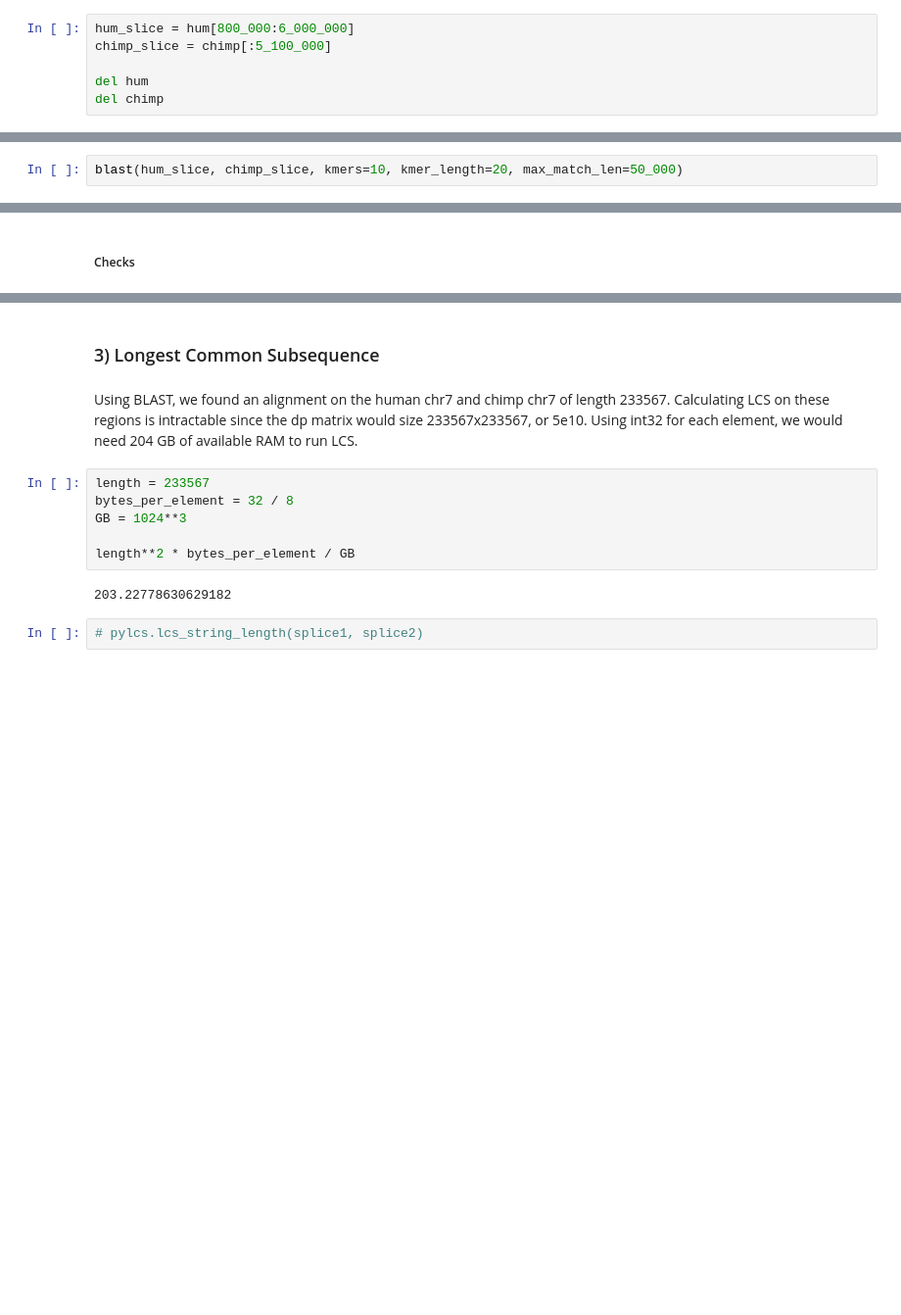
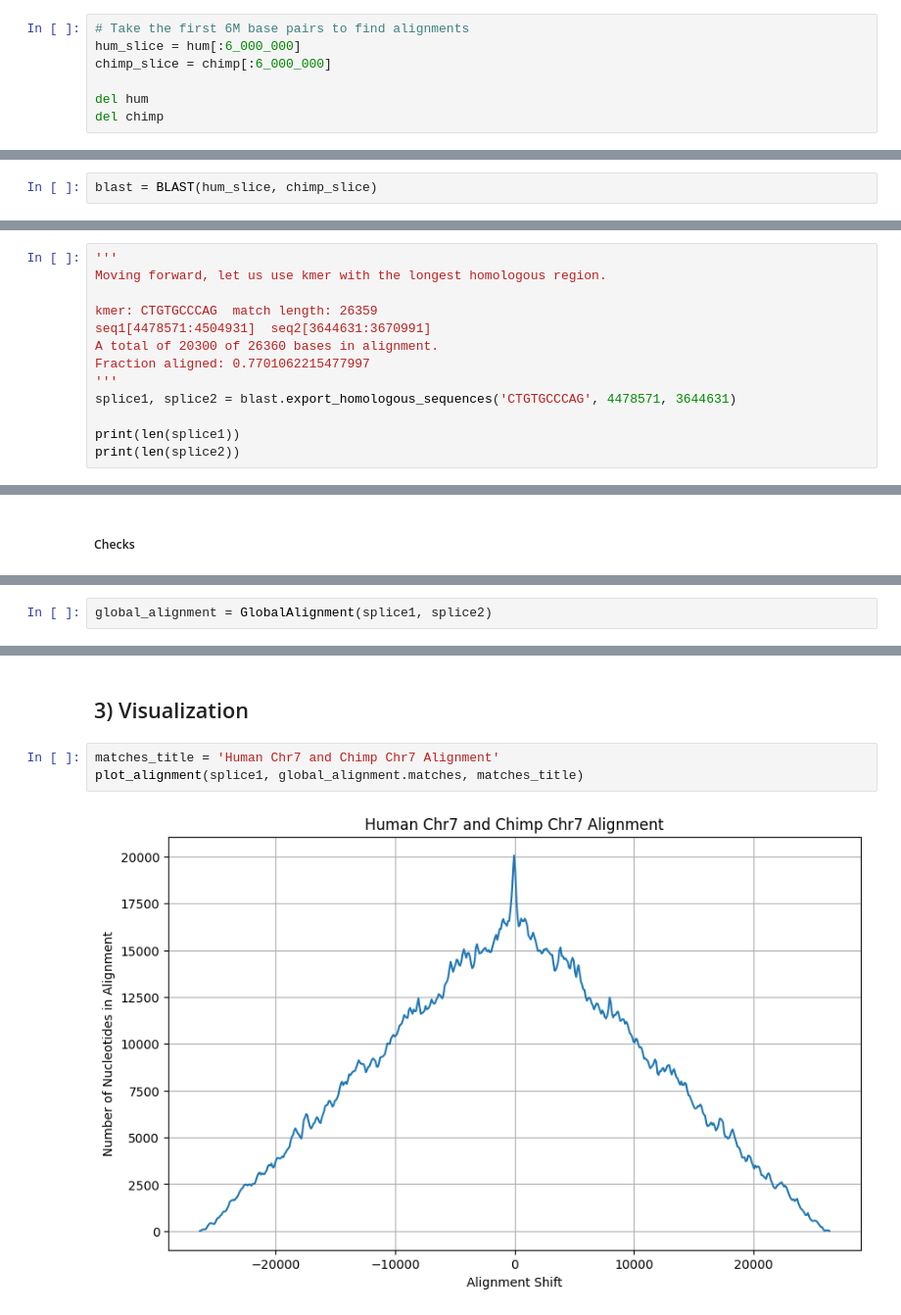
Before and after one commit to richgoodier/BLAST, a Jupyter notebook: notebooks/human_chimp_7.ipynb, the cells around one changed output, grey strips where cells are left out. Shown at 98% size. Cells and saved outputs as stored; diff of their text form; blank space fills up the shorter version.

```diff
--- a/notebooks/human_chimp_7.ipynb
+++ b/notebooks/human_chimp_7.ipynb
@@ -39,8 +46,9 @@ print(len(chimp))
 7 dna_rm:chromosome chromosome:Pan_tro_3.0:7:1:166211670:1 REF
 166211670
 # %%
-hum_slice = hum[800_000:6_000_000]
-chimp_slice = chimp[:5_100_000]
+# Take the first 6M base pairs to find alignments
+hum_slice = hum[:6_000_000]
+chimp_slice = chimp[:6_000_000]
 
 del hum
 del chimp
@@ -131,2 +57,2 @@ def blast(seq1, seq2, kmers=10, kmer_length=10, max_match_len=10_000, threshold=
 # %%
-blast(hum_slice, chimp_slice, kmers=10, kmer_length=20, max_match_len=50_000)
+blast = BLAST(hum_slice, chimp_slice)
@@ -199,0 +119,13 @@ print(len(splice2))
+# %%
+'''
+Moving forward, let us use kmer with the longest homologous region.
+
+kmer: CTGTGCCCAG  match length: 26359
+seq1[4478571:4504931]  seq2[3644631:3670991]
+A total of 20300 of 26360 bases in alignment.
+Fraction aligned: 0.7701062215477997
+'''
+splice1, splice2 = blast.export_homologous_sequences('CTGTGCCCAG', 4478571, 3644631)
+
+print(len(splice1))
+print(len(splice2))
@@ -319,0 +144,2 @@ plt.show()
+# %%
+global_alignment = GlobalAlignment(splice1, splice2)
@@ -320,14 +152,7 @@ plt.show()
 # %% [markdown]
-### 3) Longest Common Subsequence
+## 3) Visualization
-# %% [markdown]
-Using BLAST, we found an alignment on the human chr7 and chimp chr7 of length 233567.  Calculating LCS on these regions is intractable since the dp matrix would size 233567x233567, or 5e10.  Using int32 for each element, we would need 204 GB of available RAM to run LCS.
-# %%
-length = 233567
-bytes_per_element = 32 / 8
-GB = 1024**3
-
-length**2 * bytes_per_element / GB
-# %% [output]
-203.22778630629182
-# %%
-# pylcs.lcs_string_length(splice1, splice2)
+# %%
+matches_title = 'Human Chr7 and Chimp Chr7 Alignment'
+plot_alignment(splice1, global_alignment.matches, matches_title)
+# %% [output]
+[figure, added]
```
Also changed, not shown: parts of 26 cells of this notebook, 1 other file.
